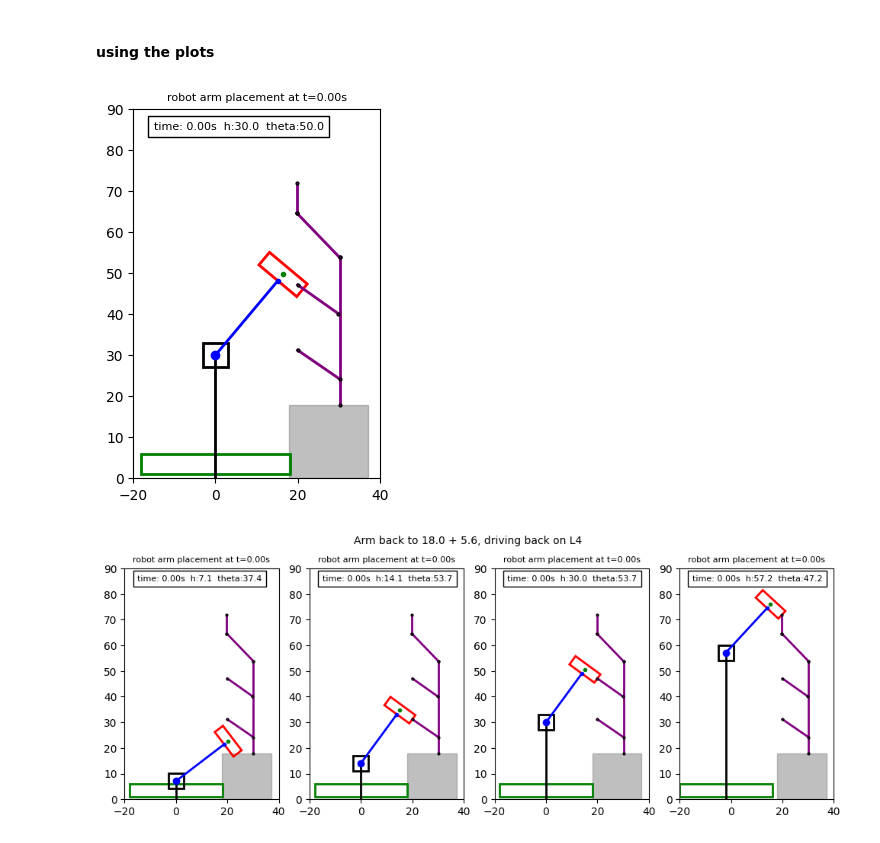
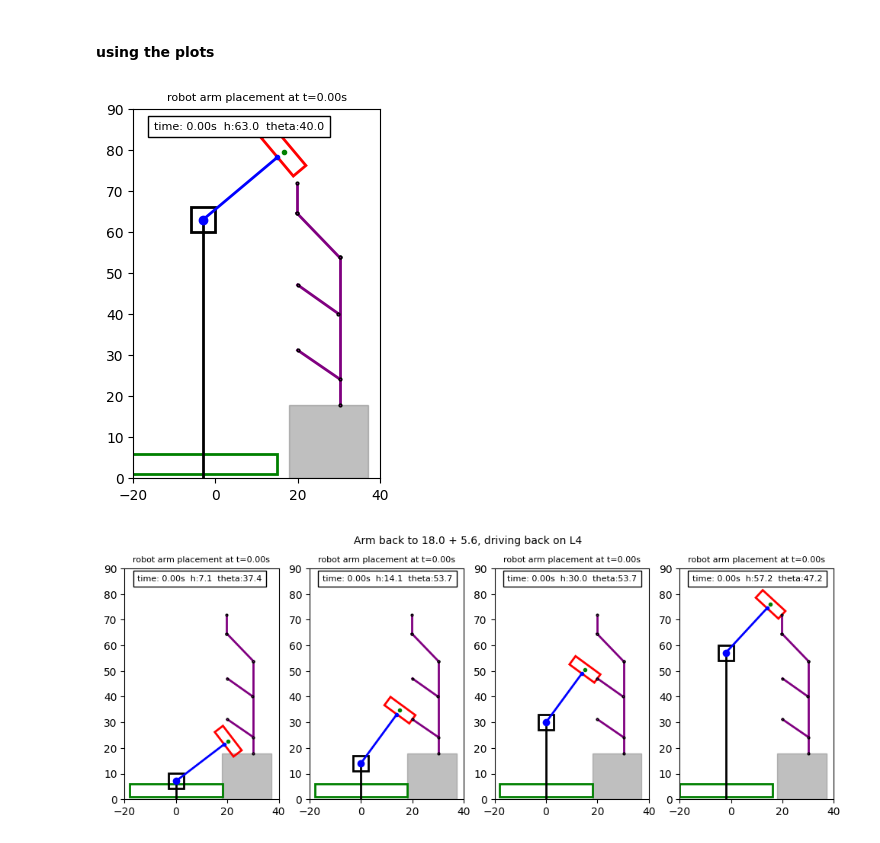
Before and after one commit to aesatchien/FRC2429_2025, a Jupyter notebook: resources/plots/reefscape_scoring.ipynb, the cells around one changed output. Saved outputs shown, nothing was run; the diff lists cells and outputs as text; code cells hidden in the pictures.

```diff
--- a/resources/plots/reefscape_scoring.ipynb
+++ b/resources/plots/reefscape_scoring.ipynb
@@ -205,9 +212,9 @@ def animate_trajectory(trajectory):
 #### using the plots
 # %%
 # Example usage: Draw static arm at H, THETA
-draw_robot(plt.gca(), H=30, THETA=50, offset=0)
+draw_robot(plt.gca(), H=63, THETA=40, offset=-3)
 # %% [output]
-[figure, old version]
+[figure, new version]
 # %%
 # show all four locations of engagement
 fig, axs = plt.subplots(1, 4, figsize=(12, 10))  # Create a 2x2 grid of subplots
```
Also changed, not shown: parts of 2 cells of this notebook, 10 other files.
